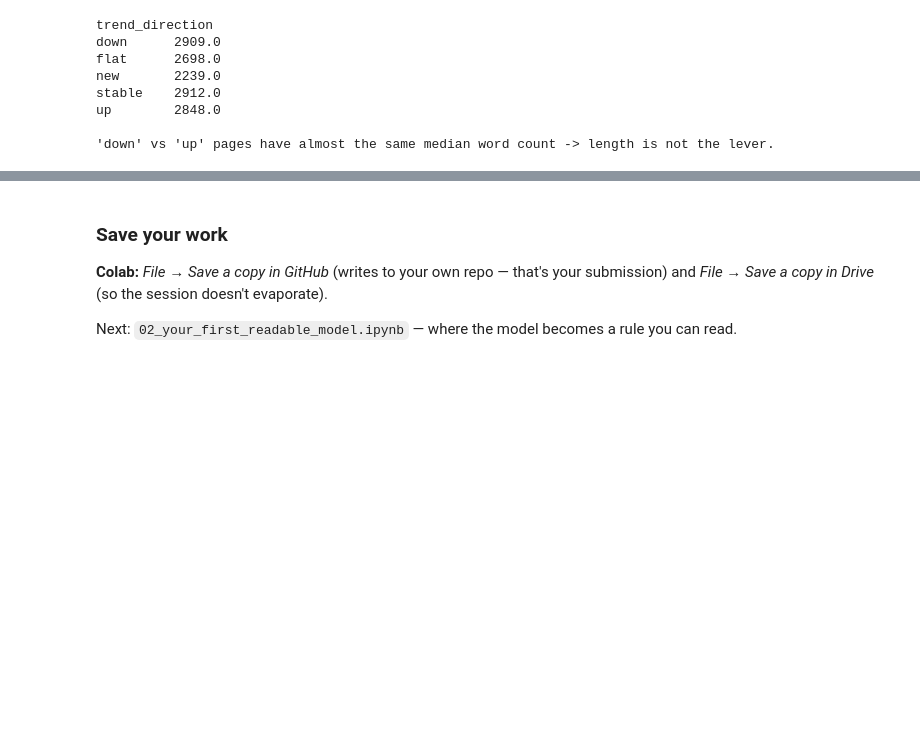
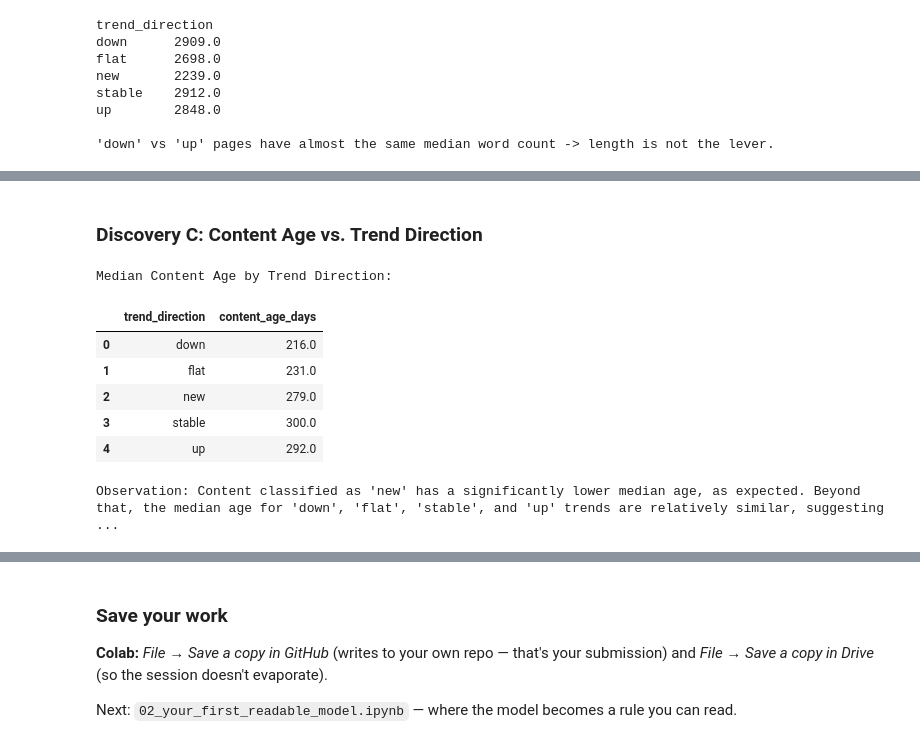
Before and after one commit to avi-dot-ai/w1-1, a Jupyter notebook: notebooks/01_first_look_and_discovery.ipynb, the cells around one changed output, grey strips where cells are left out. Cells and saved outputs as stored; diff of their text form; code cells hidden in the pictures; blank space fills up the shorter version.

```diff
--- a/notebooks/01_first_look_and_discovery.ipynb
+++ b/notebooks/01_first_look_and_discovery.ipynb
@@ -181,0 +208,19 @@ Pick **one** of these and write a few lines below. This is your Week-1 discovery
+# %% [markdown]
+### Discovery C: Content Age vs. Trend Direction
+# %%
+# Group by trend_direction and calculate the median content_age_days
+median_age_by_trend = df.groupby("trend_direction")["content_age_days"].median().reset_index()
+
+print("Median Content Age by Trend Direction:\n")
+display(median_age_by_trend.round(0))
+
+print("\nObservation: Content classified as 'new' has a significantly lower median age, as expected. Beyond that, the median age for 'down', 'flat', 'stable', and 'up' trends are relatively similar, suggesting that for established content, age alone is not a primary driver of trend direction in this dataset.")
+# %% [output]
+Median Content Age by Trend Direction:
+|  | trend_direction | content_age_days |
+| 0 | down | 216.0 |
+| 1 | flat | 231.0 |
+| 2 | new | 279.0 |
+| 3 | stable | 300.0 |
+| 4 | up | 292.0 |
+Observation: Content classified as 'new' has a significantly lower median age, as expected. Beyond that, the median age for 'down', 'flat', 'stable', and 'up' trends are relatively similar, suggesting ...
```
Also changed, not shown: parts of 21 cells of this notebook.
